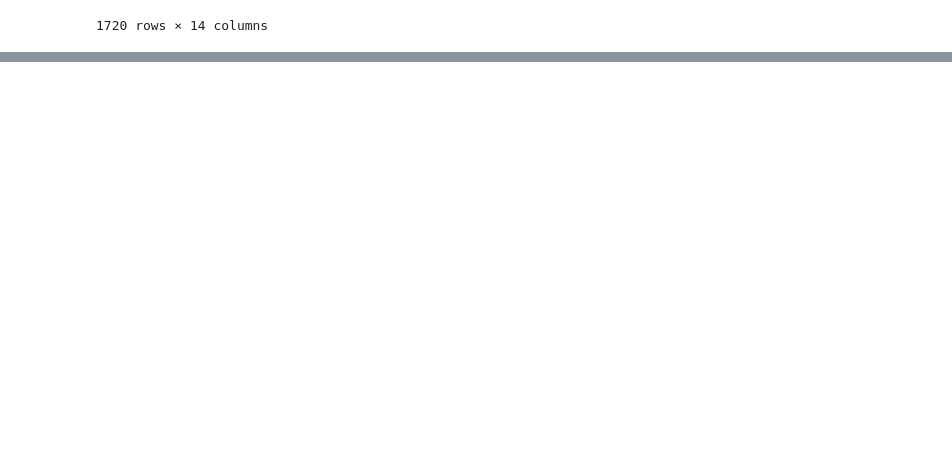
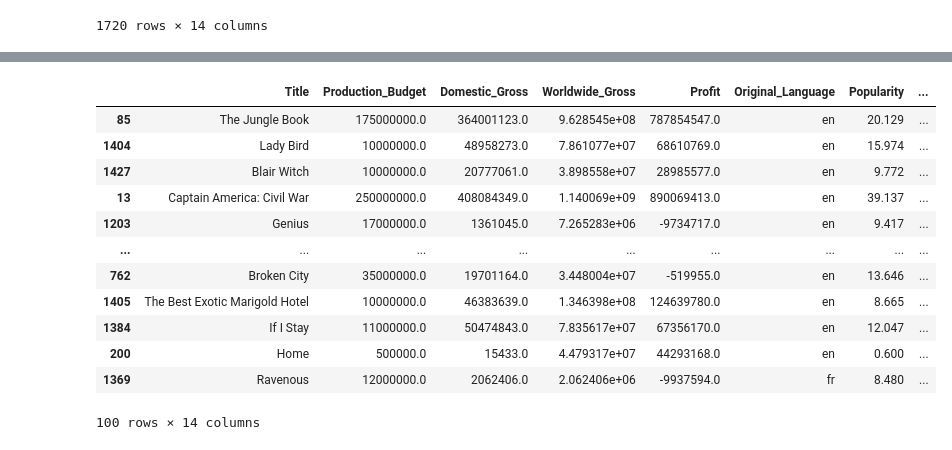
Before and after one commit to Sstrouderr/Capstone-repo, a Jupyter notebook: Notebooks/Trase/Combining Datasets.ipynb, the cells around one changed output, grey strips where cells are left out. Cells and saved outputs as stored; diff of their text form; code cells hidden in the pictures; blank space fills up the shorter version.

```diff
--- a/Notebooks/Trase/Combining Datasets.ipynb
+++ b/Notebooks/Trase/Combining Datasets.ipynb
@@ -473,0 +560,18 @@ plt.show()
+# %%
+# Selecting a random sample
+random_sample = final_dataset2.sample(n=100)
+random_sample
+# %% [output]
+|  | Title | Production_Budget | Domestic_Gross | Worldwide_Gross | Profit | Original_Language | Popularity | ... |
+| 85 | The Jungle Book | 175000000.0 | 364001123.0 | 9.628545e+08 | 787854547.0 | en | 20.129 | ... |
+| 1404 | Lady Bird | 10000000.0 | 48958273.0 | 7.861077e+07 | 68610769.0 | en | 15.974 | ... |
+| 1427 | Blair Witch | 10000000.0 | 20777061.0 | 3.898558e+07 | 28985577.0 | en | 9.772 | ... |
+| 13 | Captain America: Civil War | 250000000.0 | 408084349.0 | 1.140069e+09 | 890069413.0 | en | 39.137 | ... |
+| 1203 | Genius | 17000000.0 | 1361045.0 | 7.265283e+06 | -9734717.0 | en | 9.417 | ... |
+| ... | ... | ... | ... | ... | ... | ... | ... | ... |
+| 762 | Broken City | 35000000.0 | 19701164.0 | 3.448004e+07 | -519955.0 | en | 13.646 | ... |
+| 1405 | The Best Exotic Marigold Hotel | 10000000.0 | 46383639.0 | 1.346398e+08 | 124639780.0 | en | 8.665 | ... |
+| 1384 | If I Stay | 11000000.0 | 50474843.0 | 7.835617e+07 | 67356170.0 | en | 12.047 | ... |
+| 200 | Home | 500000.0 | 15433.0 | 4.479317e+07 | 44293168.0 | en | 0.600 | ... |
+| 1369 | Ravenous | 12000000.0 | 2062406.0 | 2.062406e+06 | -9937594.0 | fr | 8.480 | ... |
+100 rows × 14 columns
```
Also changed, not shown: parts of 15 cells of this notebook.
